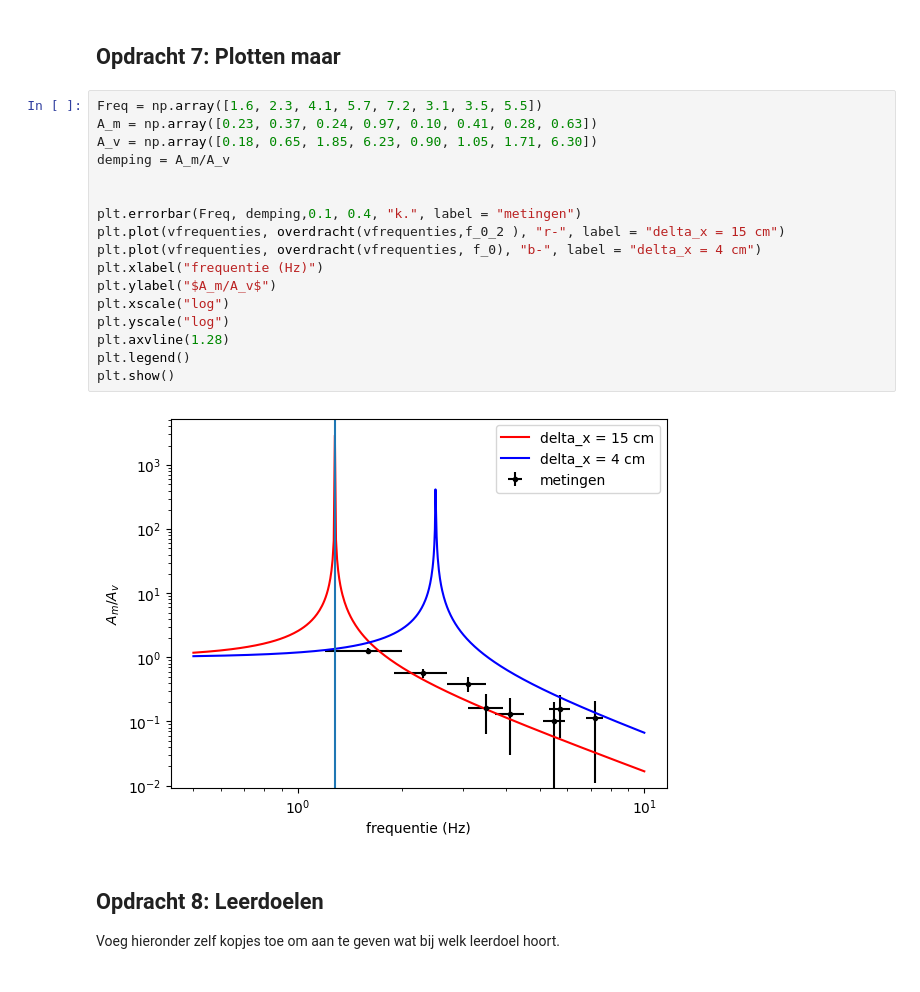
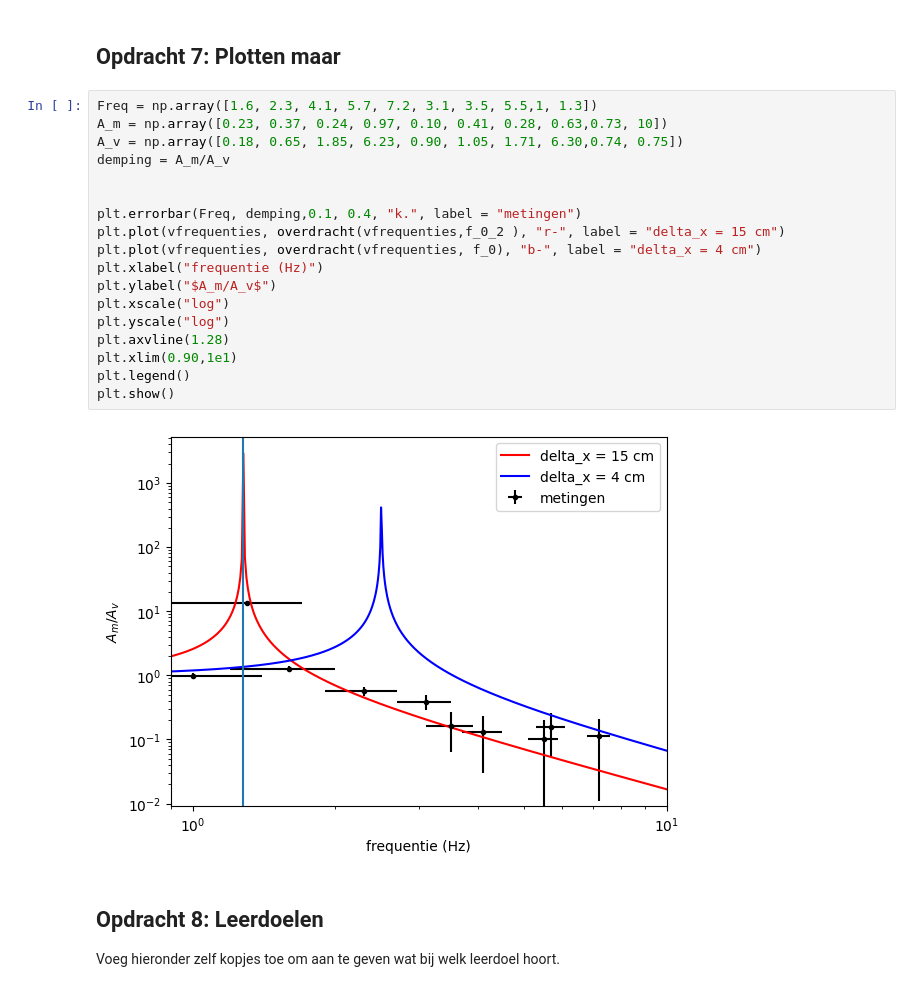
Before and after one commit to meesvanzeeland-ops/opdrachten-DEF-D, a Jupyter notebook: FysiekeOntwerpopdrachten/5MaakEenOpstellingTrillingsvrij/Ontwerpopdracht5MaakEenOpstellingTrillingsvrijInvulTemplate.ipynb, the cells around one changed output. Drawn from its saved outputs; the diff is of its cells as text.

```diff
--- a/FysiekeOntwerpopdrachten/5MaakEenOpstellingTrillingsvrij/Ontwerpopdracht5MaakEenOpstellingTrillingsvrijInvulTemplate.ipynb
+++ b/FysiekeOntwerpopdrachten/5MaakEenOpstellingTrillingsvrij/Ontwerpopdracht5MaakEenOpstellingTrillingsvrijInvulTemplate.ipynb
@@ -169,24 +169,25 @@ plt.show()
 # %% [markdown]
 ## Opdracht 7: Plotten maar
 # %%
-Freq = np.array([1.6, 2.3, 4.1, 5.7, 7.2, 3.1, 3.5, 5.5])
-A_m = np.array([0.23, 0.37, 0.24, 0.97, 0.10, 0.41, 0.28, 0.63])
-A_v = np.array([0.18, 0.65, 1.85, 6.23, 0.90, 1.05, 1.71, 6.30])
+Freq = np.array([1.6, 2.3, 4.1, 5.7, 7.2, 3.1, 3.5, 5.5,1, 1.3])
+A_m = np.array([0.23, 0.37, 0.24, 0.97, 0.10, 0.41, 0.28, 0.63,0.73, 10])
+A_v = np.array([0.18, 0.65, 1.85, 6.23, 0.90, 1.05, 1.71, 6.30,0.74, 0.75])
 demping = A_m/A_v
 
 
 plt.errorbar(Freq, demping,0.1, 0.4, "k.", label = "metingen")
 plt.plot(vfrequenties, overdracht(vfrequenties,f_0_2 ), "r-", label = "delta_x = 15 cm")
 plt.plot(vfrequenties, overdracht(vfrequenties, f_0), "b-", label = "delta_x = 4 cm")
 plt.xlabel("frequentie (Hz)")
 plt.ylabel("$A_m/A_v$")
 plt.xscale("log")
 plt.yscale("log")
 plt.axvline(1.28)
+plt.xlim(0.90,1e1)
 plt.legend()
 plt.show()
 # %% [output]
-[figure, old version]
+[figure, new version]
 # %% [markdown]
 ## Opdracht 8: Leerdoelen
 Voeg hieronder zelf kopjes toe om aan te geven wat bij welk leerdoel hoort.
```
